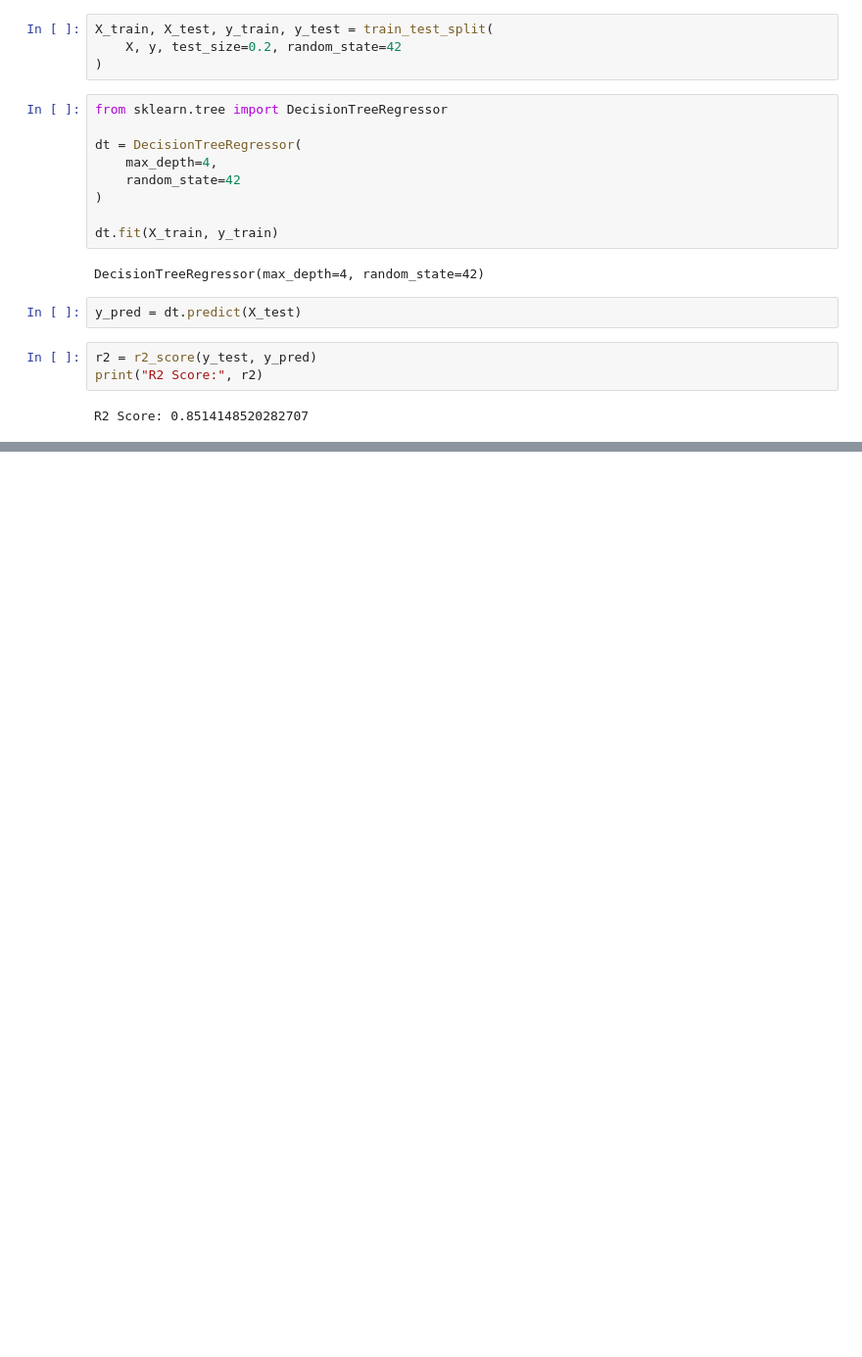
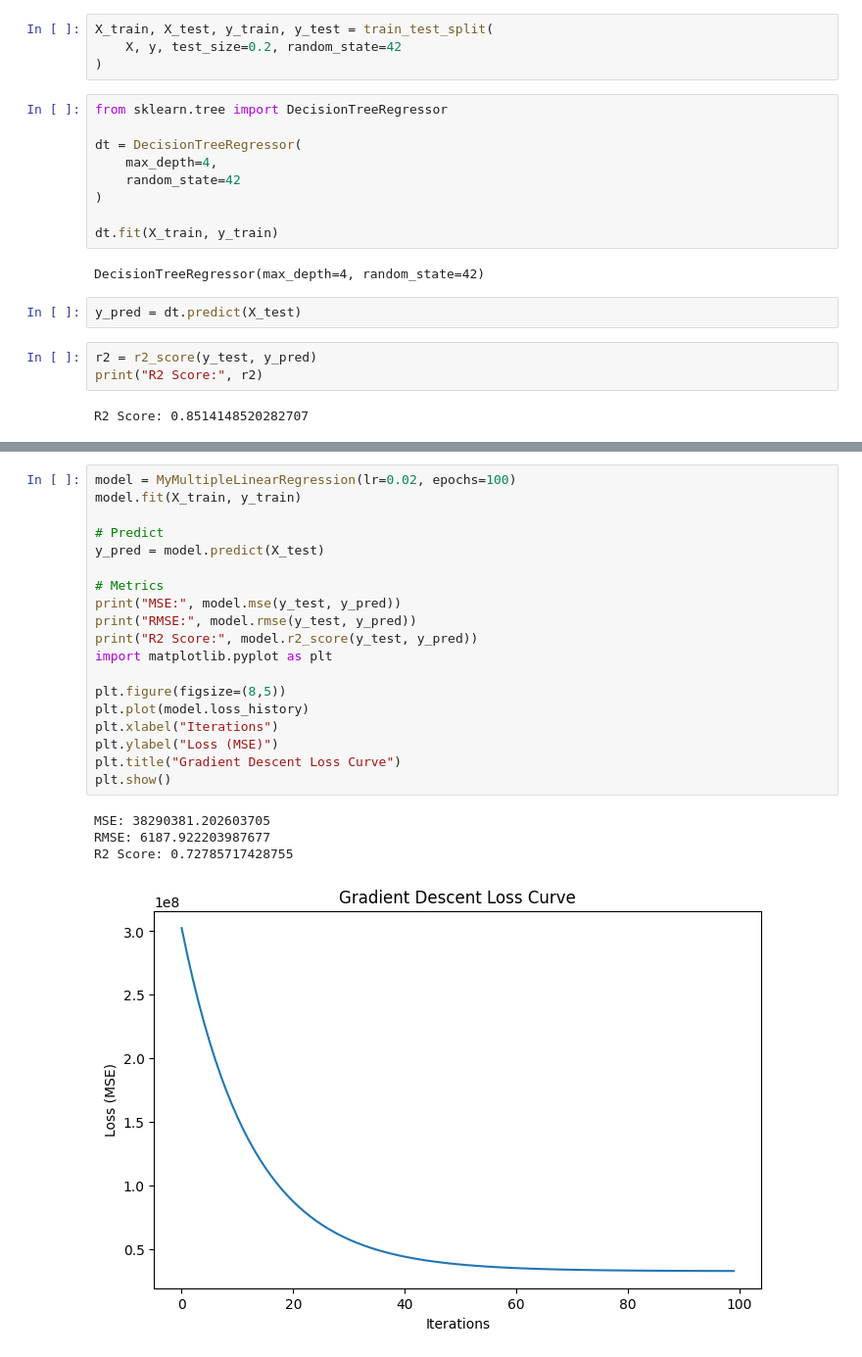
Before and after one commit to pratyushmaurya01/ml_assign_01, a Jupyter notebook: multiple_linear_regression.ipynb, the cells around one changed output, grey strips where cells are left out. Shown at 98% size. Cells and saved outputs as stored; diff of their text form; blank space fills up the shorter version.

```diff
--- a/multiple_linear_regression.ipynb
+++ b/multiple_linear_regression.ipynb
@@ -75,0 +175,24 @@ R2 Score: 0.8514148520282707
+# %%
+model = MyMultipleLinearRegression(lr=0.02, epochs=100)
+model.fit(X_train, y_train)
+
+# Predict
+y_pred = model.predict(X_test)
+
+# Metrics
+print("MSE:", model.mse(y_test, y_pred))
+print("RMSE:", model.rmse(y_test, y_pred))
+print("R2 Score:", model.r2_score(y_test, y_pred))
+import matplotlib.pyplot as plt
+
+plt.figure(figsize=(8,5))
+plt.plot(model.loss_history)
+plt.xlabel("Iterations")
+plt.ylabel("Loss (MSE)")
+plt.title("Gradient Descent Loss Curve")
+plt.show()
+# %% [output]
+MSE: 38290381.202603705
+RMSE: 6187.922203987677
+R2 Score: 0.72785717428755
+[figure, added]
```
Also changed, not shown: parts of 12 cells of this notebook, 1 other file.
